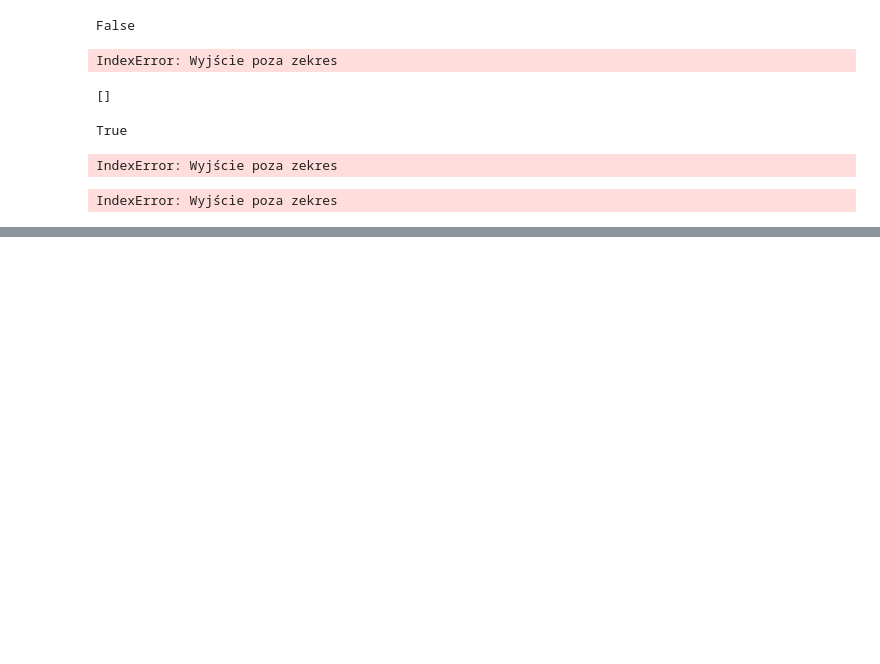
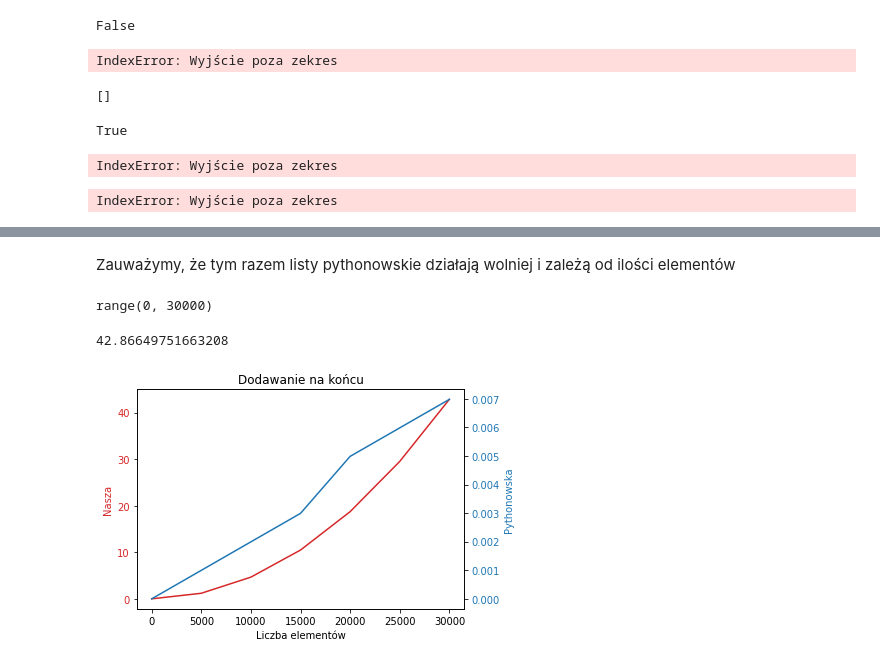
Before and after one commit to KacperBudnik/AiSD, a Jupyter notebook: List 4/Untitled.ipynb, the cells around one changed output, grey strips where cells are left out. Drawn from its saved outputs; the diff is of its cells as text; code cells hidden in the pictures; blank space fills up the shorter version.

```diff
--- a/List 4/Untitled.ipynb
+++ b/List 4/Untitled.ipynb
@@ -625,3 +627,9 @@ class UnorderedList(object):
             pos-=1
 
         return current.get_data()
+
+    def __contein__(self, item):
+        return self.search(item)
+
+    def __len__(self):
+        return self.size()
@@ -964,0 +1033,2 @@ IndexError: Wyjście poza zekres
+# %% [markdown]
+Zauważymy, że tym razem listy pythonowskie działają wolniej i zależą od ilości elementów
@@ -964,0 +1069,31 @@ IndexError: Wyjście poza zekres
+# %%
+t
+# %% [output]
+range(0, 30000)
+# %%
+nasz_kon[-1]
+# %% [output]
+42.86649751663208
+# %%
+t = range(30000)
+fig, ax1 = plt.subplots()
+
+plt.title("Dodawanie na końcu")
+
+color = 'tab:red'
+ax1.set_xlabel('Liczba elementów')
+ax1.set_ylabel('Nasza', color=color)
+ax1.plot(t[::4999], nasz_kon[::4999], color=color)
+ax1.tick_params(axis='y', labelcolor=color)
+
+ax2 = ax1.twinx()  # instantiate a second axes that shares the same x-axis
+
+color = 'tab:blue'
+ax2.set_ylabel('Pythonowska', color=color)  # we already handled the x-label with ax1
+ax2.plot(t[::4999], pyt_kon[::4999], color=color)
+ax2.tick_params(axis='y', labelcolor=color)
+
+fig.tight_layout()  # otherwise the right y-label is slightly clipped
+plt.show()
+# %% [output]
+[figure, added]
```
Also changed, not shown: parts of 47 cells of this notebook.
